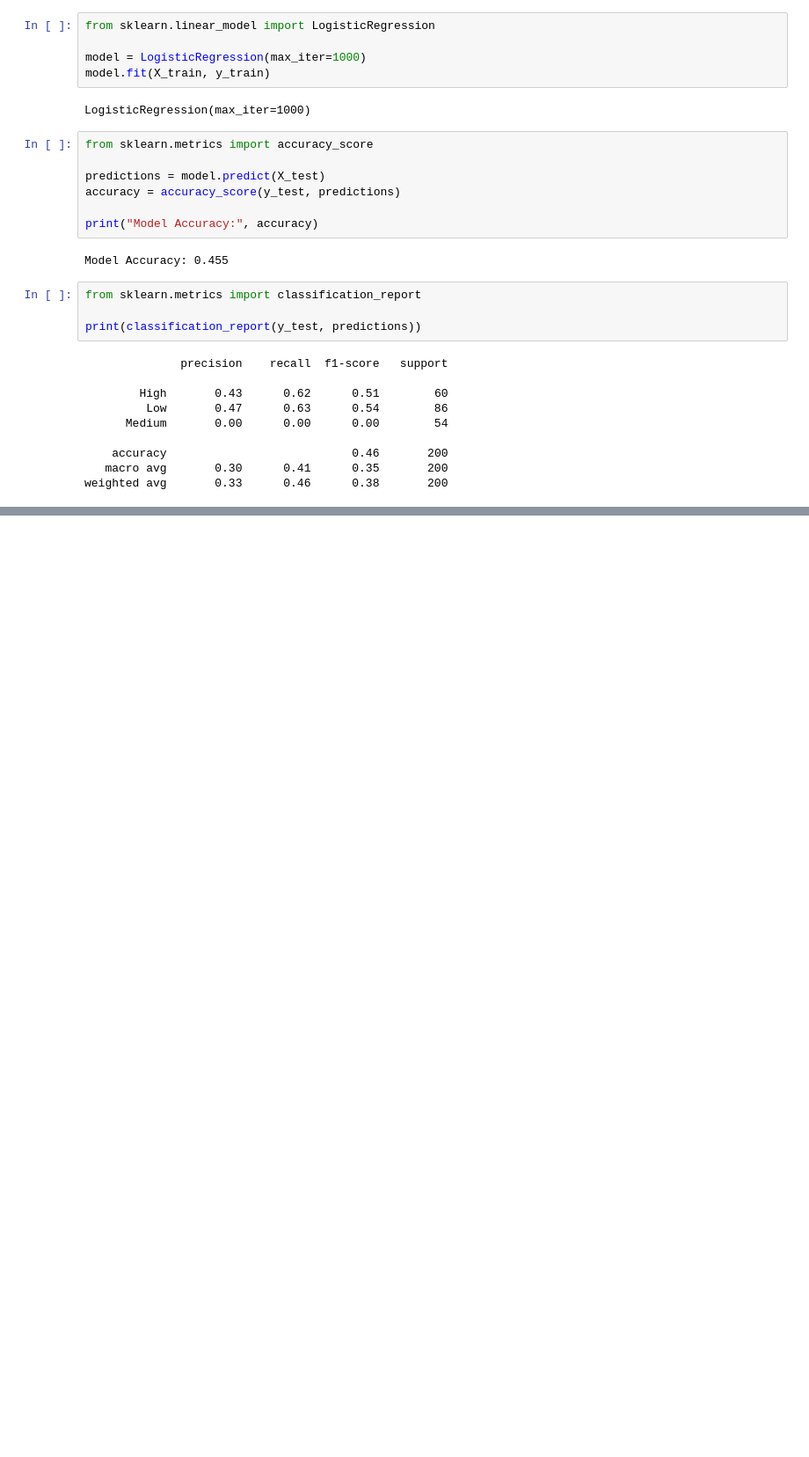
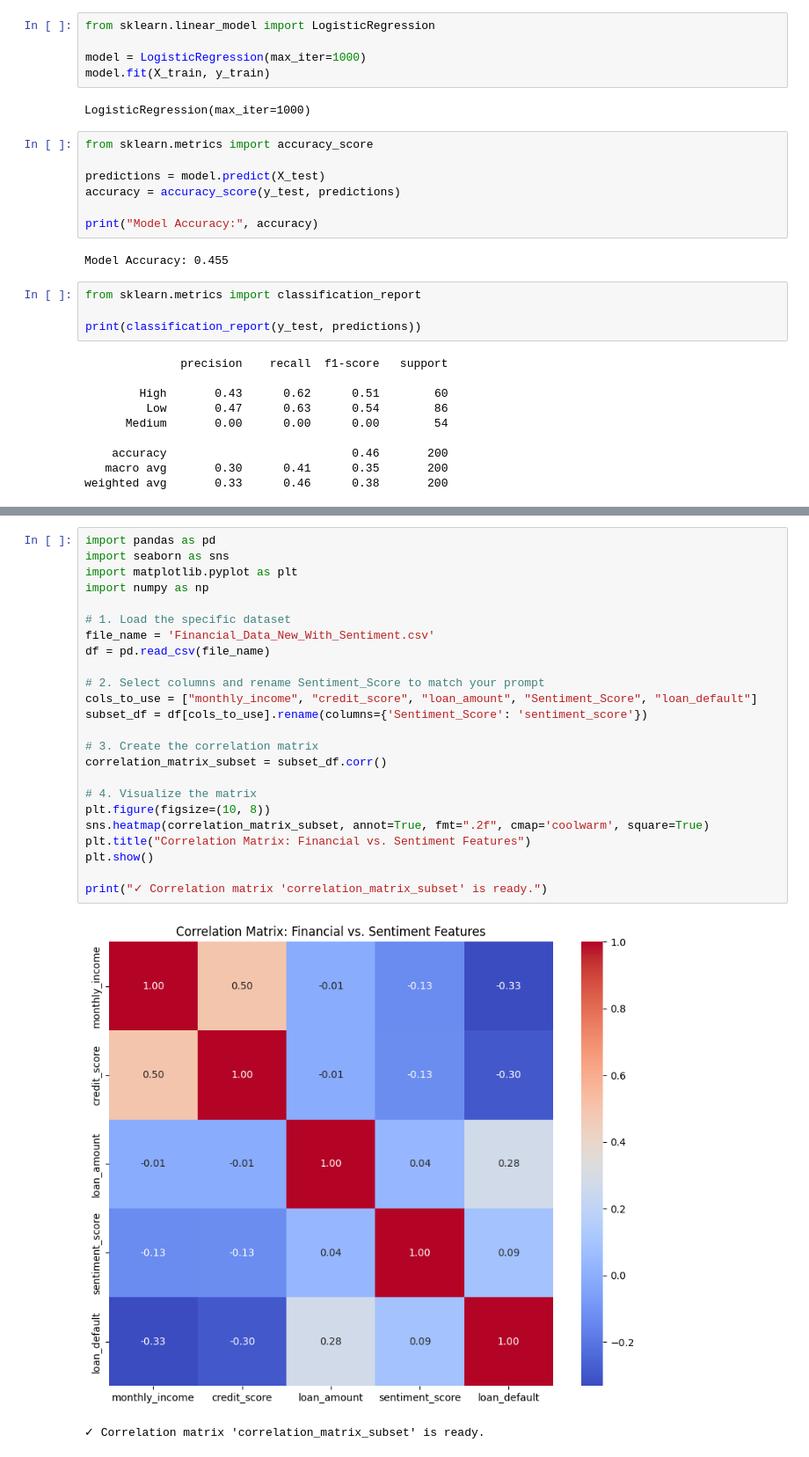
Before and after one commit to 23064088/DataMiningGroup18, a Jupyter notebook: logistic_regression_new.ipynb, the cells around one changed output, grey strips where cells are left out. Shown at 88% size. Saved outputs shown, nothing was run; the diff lists cells and outputs as text; blank space fills up the shorter version.

```diff
--- a/logistic_regression_new.ipynb
+++ b/logistic_regression_new.ipynb
@@ -58,0 +300,27 @@ weighted avg       0.33      0.46      0.38       200
+# %%
+import pandas as pd
+import seaborn as sns
+import matplotlib.pyplot as plt
+import numpy as np
+
+# 1. Load the specific dataset
+file_name = 'Financial_Data_New_With_Sentiment.csv'
+df = pd.read_csv(file_name)
+
+# 2. Select columns and rename Sentiment_Score to match your prompt
+cols_to_use = ["monthly_income", "credit_score", "loan_amount", "Sentiment_Score", "loan_default"]
+subset_df = df[cols_to_use].rename(columns={'Sentiment_Score': 'sentiment_score'})
+
+# 3. Create the correlation matrix
+correlation_matrix_subset = subset_df.corr()
+
+# 4. Visualize the matrix
+plt.figure(figsize=(10, 8))
+sns.heatmap(correlation_matrix_subset, annot=True, fmt=".2f", cmap='coolwarm', square=True)
+plt.title("Correlation Matrix: Financial vs. Sentiment Features")
+plt.show()
+
+print("✓ Correlation matrix 'correlation_matrix_subset' is ready.")
+# %% [output]
+[figure, added]
+✓ Correlation matrix 'correlation_matrix_subset' is ready.
```
Also changed, not shown: parts of 8 cells of this notebook.
